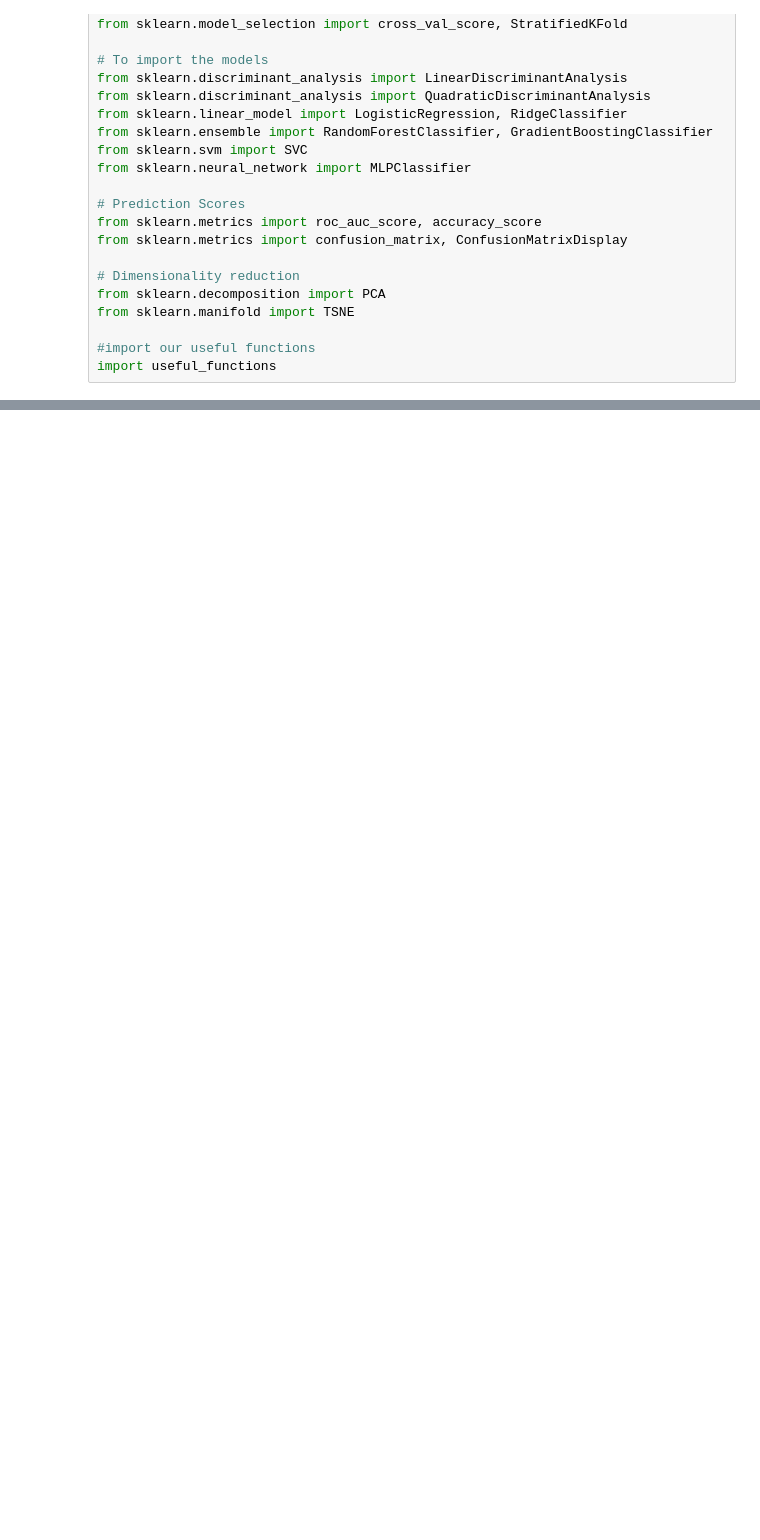
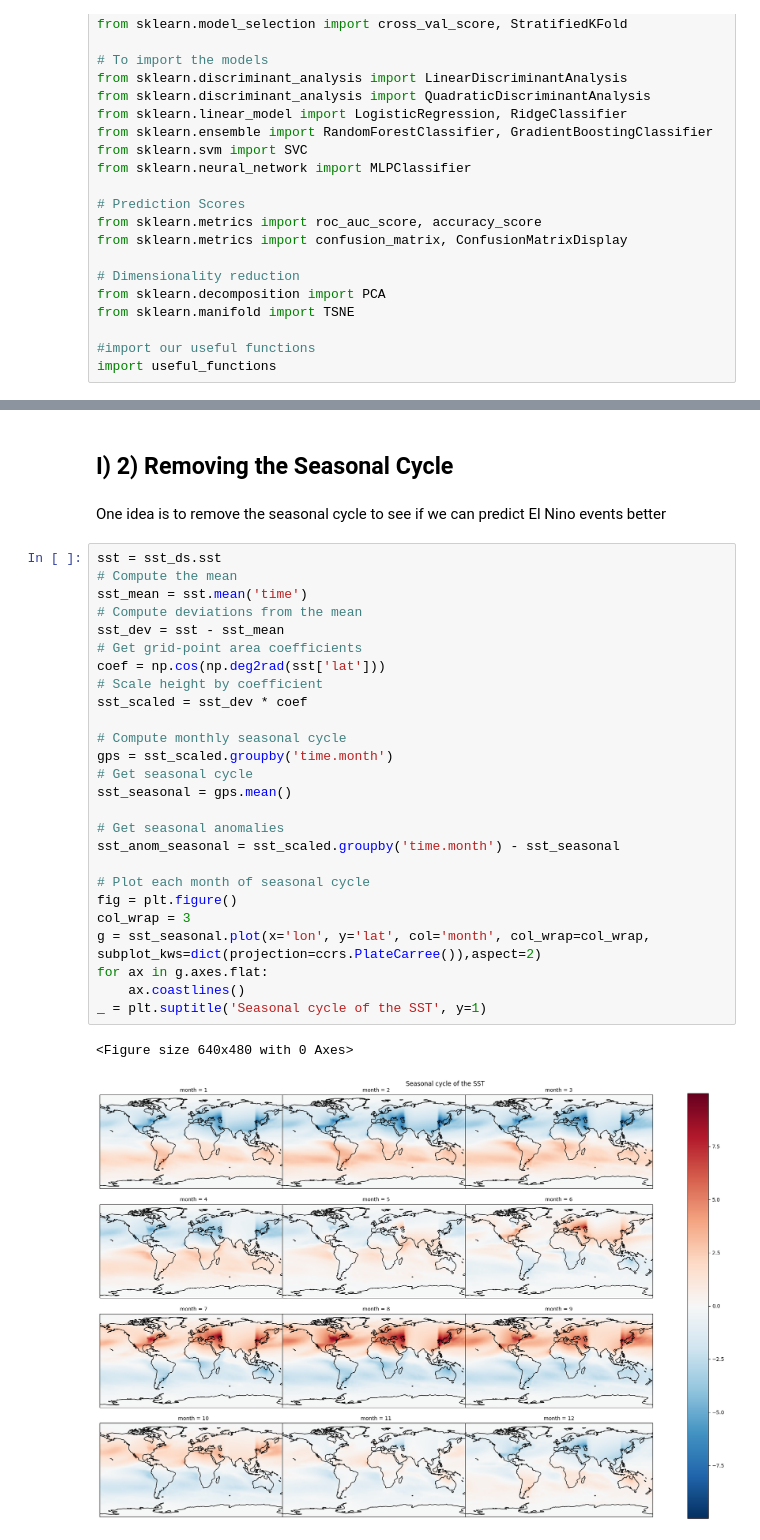
Before and after one commit to odd2022/El-Nino, a Jupyter notebook: final_notebook.ipynb, the cells around one changed output, grey strips where cells are left out. Cells and saved outputs as stored; diff of their text form; blank space fills up the shorter version.

```diff
--- a/final_notebook.ipynb
+++ b/final_notebook.ipynb
@@ -58,0 +336,33 @@ print(f"Number of NaNs in sst_ds : {nan_count}")
+# %% [markdown]
+## I) 2) Removing the Seasonal Cycle
+# %% [markdown]
+One idea is to remove the seasonal cycle to see if we can predict El Nino events better
+# %%
+sst = sst_ds.sst
+# Compute the mean
+sst_mean = sst.mean('time')
+# Compute deviations from the mean
+sst_dev = sst - sst_mean
+# Get grid-point area coefficients
+coef = np.cos(np.deg2rad(sst['lat']))
+# Scale height by coefficient
+sst_scaled = sst_dev * coef
+
+# Compute monthly seasonal cycle
+gps = sst_scaled.groupby('time.month')
+# Get seasonal cycle
+sst_seasonal = gps.mean()
+
+# Get seasonal anomalies
+sst_anom_seasonal = sst_scaled.groupby('time.month') - sst_seasonal
+
+# Plot each month of seasonal cycle
+fig = plt.figure()
+col_wrap = 3
+g = sst_seasonal.plot(x='lon', y='lat', col='month', col_wrap=col_wrap, subplot_kws=dict(projection=ccrs.PlateCarree()),aspect=2)
+for ax in g.axes.flat:
+    ax.coastlines()
+_ = plt.suptitle('Seasonal cycle of the SST', y=1)
+# %% [output]
+<Figure size 640x480 with 0 Axes>
+[figure, added]
```
Also changed, not shown: parts of 18 cells of this notebook, 4 other files.
